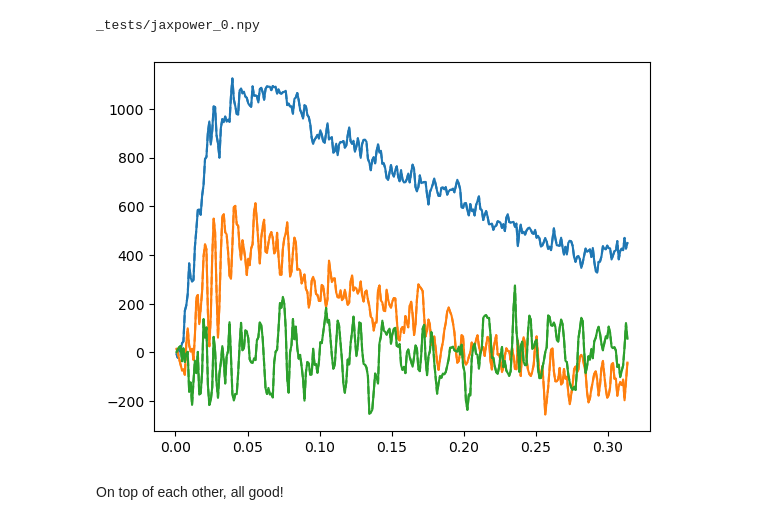
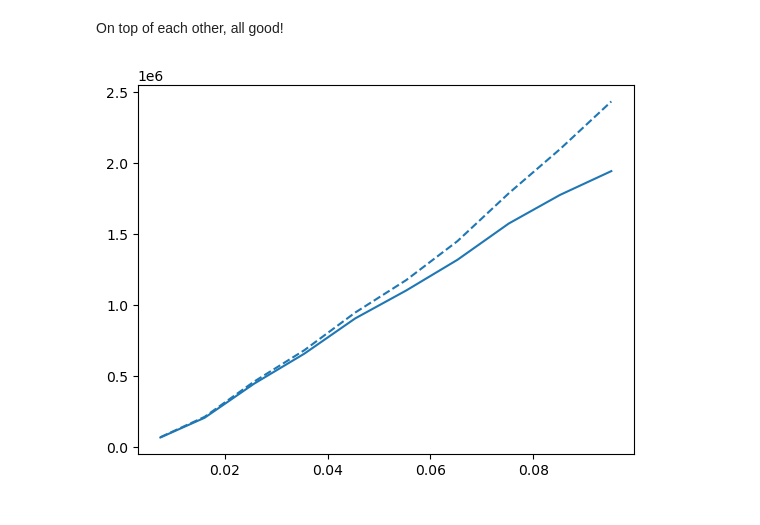
Before and after one commit to adematti/jax-power, a Jupyter notebook: scripts/benchmark.ipynb, the cells around one changed output. Cells and saved outputs as stored; diff of their text form; code cells hidden in the pictures.

```diff
--- a/scripts/benchmark.ipynb
+++ b/scripts/benchmark.ipynb
@@ -35,29 +23,18 @@ plt.show()
-# %%
-from pathlib import Path
-from matplotlib import pyplot as plt
-
-def get_mock_fn(kind='power'):
-    base_dir = Path('_tests')
-    ext = 'npy' if 'pypower' in kind else 'h5'
-    return base_dir / f'{kind}.{ext}'
-
-from jaxpower import read
-print(get_mock_fn('jaxpower_0'))
-jaxpower = read(get_mock_fn('jaxpower_0'))
-from pypower import PowerSpectrumMultipoles
-pypower = PowerSpectrumMultipoles.load(get_mock_fn('pypower_0'))
-pypower.power_direct_nonorm = 0. * pypower.power_direct_nonorm
-
-ax = plt.gca()
-for ill, ell in enumerate([0, 2, 4]):
-    color = 'C{:d}'.format(ill)
-    pole = jaxpower.get(ell)
-    k = pole.coords('k')
-    ax.plot(k, k * pole.value().real, color=color, linestyle='-')
-    ax.plot(pypower.k, pypower.k * pypower(ell=ell, complex=False), color=color, linestyle='--')
-plt.show()
-# %% [output]
-_tests/jaxpower_0.npy
-[figure, removed]
 # %% [markdown]
 On top of each other, all good!
+# %%
+spectrum_trium = read(get_measurement_fn(kind='mesh3_spectrum_poles_sugiyama-diagonal_triumvirate', **kw))
+spectrum_jax = read(get_measurement_fn(kind='mesh3_spectrum_poles_sugiyama-diagonal', **kw))
+
+ax = plt.gca()
+for ill, ell in enumerate(spectrum_jax.ells):
+    color = 'C{:d}'.format(ill)
+    pole = spectrum_trium.get(ell)
+    x = pole.coords('k')[..., 0]
+    ax.plot(x, x**2 * pole.value().real, color=color, linestyle='-')
+    pole = spectrum_jax.get(ell)
+    x = pole.coords('k')[..., 0]
+    ax.plot(x, x**2 * pole.value().real, color=color, linestyle='--')
+plt.show()
+# %% [output]
+[figure, added]
```
Also changed, not shown: parts of 1 cell of this notebook, 3 other files.
